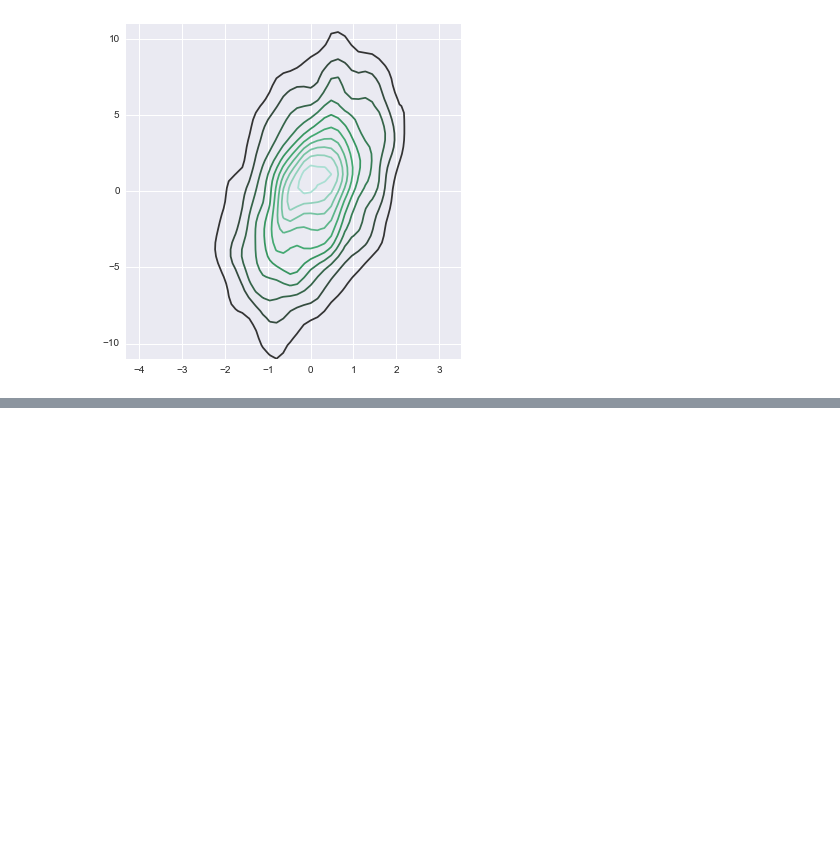
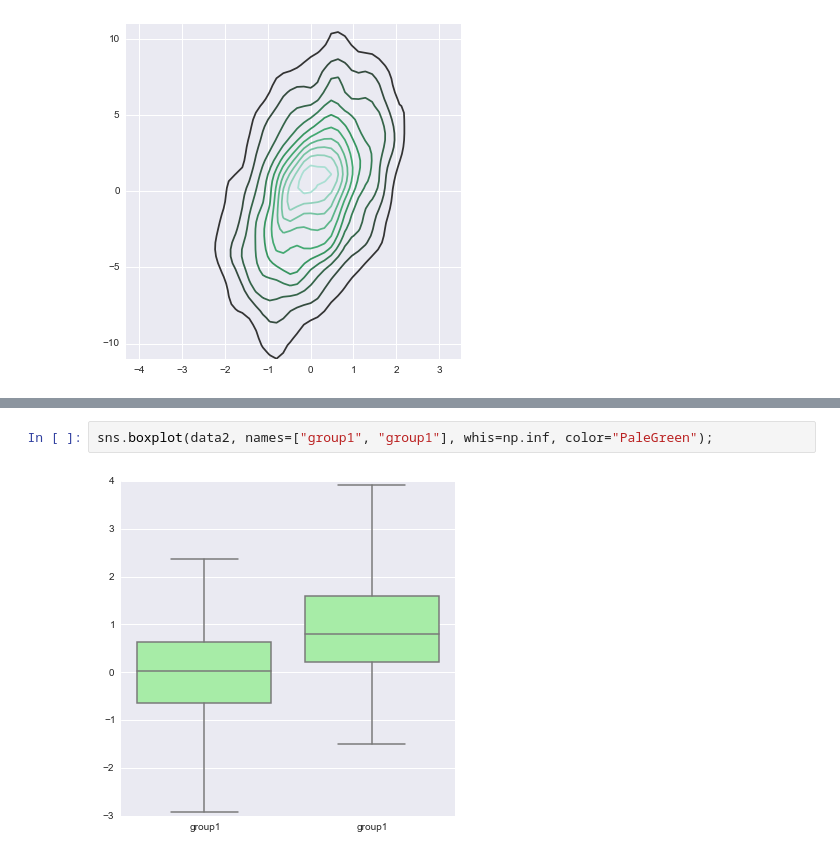
Before and after one commit to tarmstro/mvbop, a Jupyter notebook: seaborn_tutorial.ipynb, the cells around one changed output, grey strips where cells are left out. Drawn from its saved outputs; the diff is of its cells as text; blank space fills up the shorter version.

```diff
--- a/seaborn_tutorial.ipynb
+++ b/seaborn_tutorial.ipynb
@@ -242,0 +249,4 @@ sns.kdeplot(data, bw="silverman", gridsize=50, cut=2, clip=(-11, 11), cmap="BuGn
+# %%
+sns.boxplot(data2, names=["group1", "group1"], whis=np.inf, color="PaleGreen");
+# %% [output]
+[figure, added]
```
Also changed, not shown: parts of 6 cells of this notebook.
